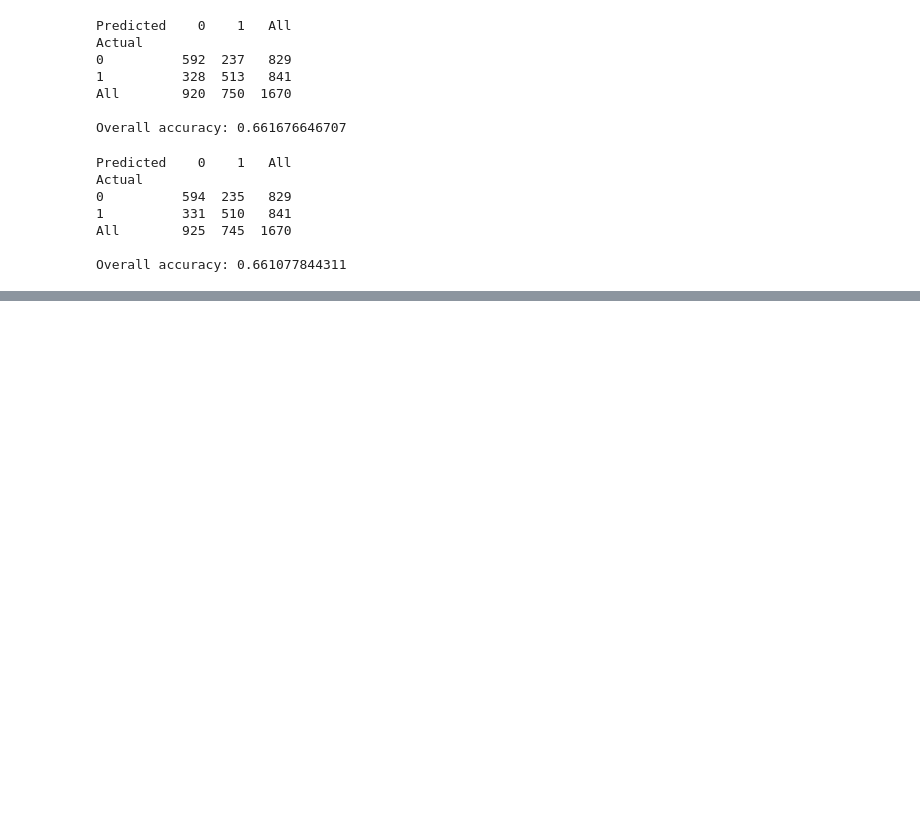
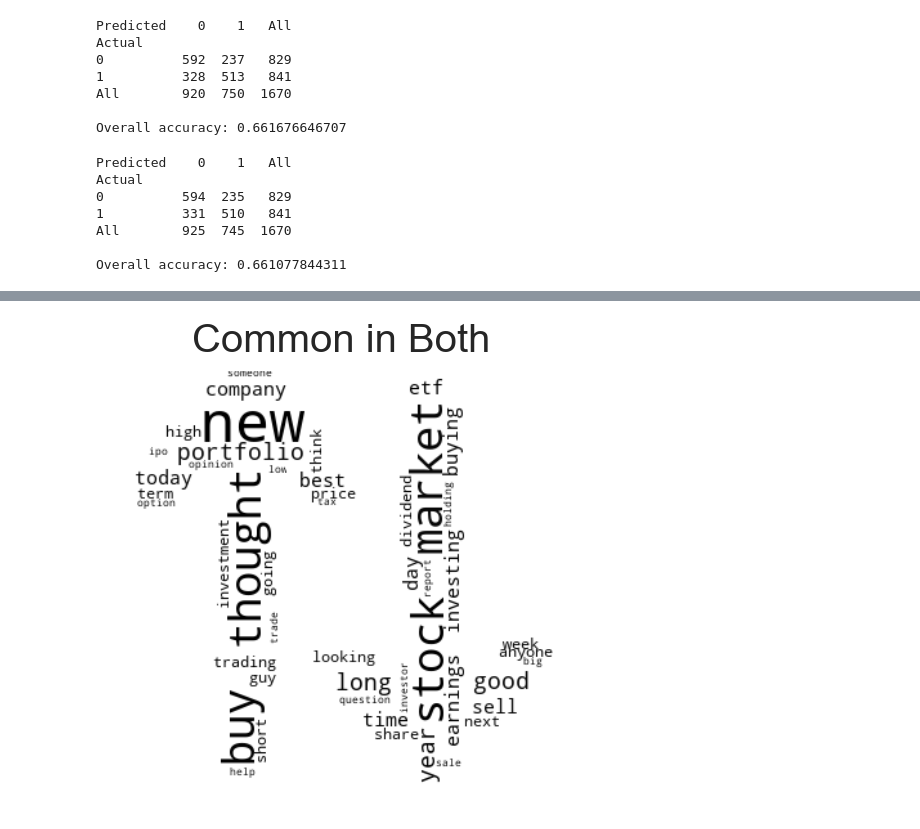
Before and after one commit to slevin886/Reddit_Stock_Subreddit, a Jupyter notebook: Reddit_Stock_Analysis.ipynb, the cells around one changed output, grey strips where cells are left out. Cells and saved outputs as stored; diff of their text form; code cells hidden in the pictures; blank space fills up the shorter version.

```diff
--- a/Reddit_Stock_Analysis.ipynb
+++ b/Reddit_Stock_Analysis.ipynb
@@ -332,0 +420,4 @@ Overall accuracy: 0.661077844311
+# %%
+word_image(common_both, './arrow2.jpg', 'Common in Both', 0, 4)
+# %% [output]
+[figure, added]
```
Also changed, not shown: parts of 18 cells of this notebook.
